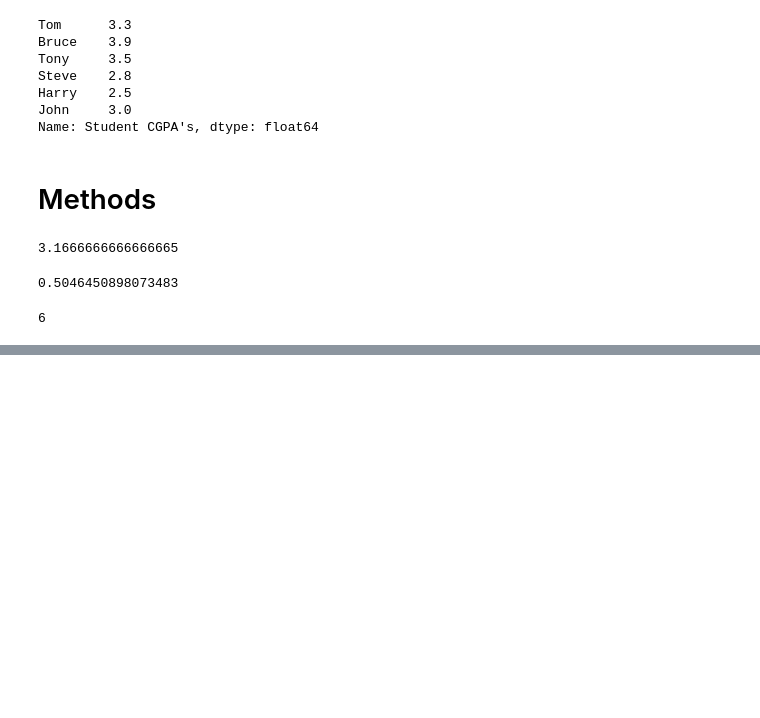
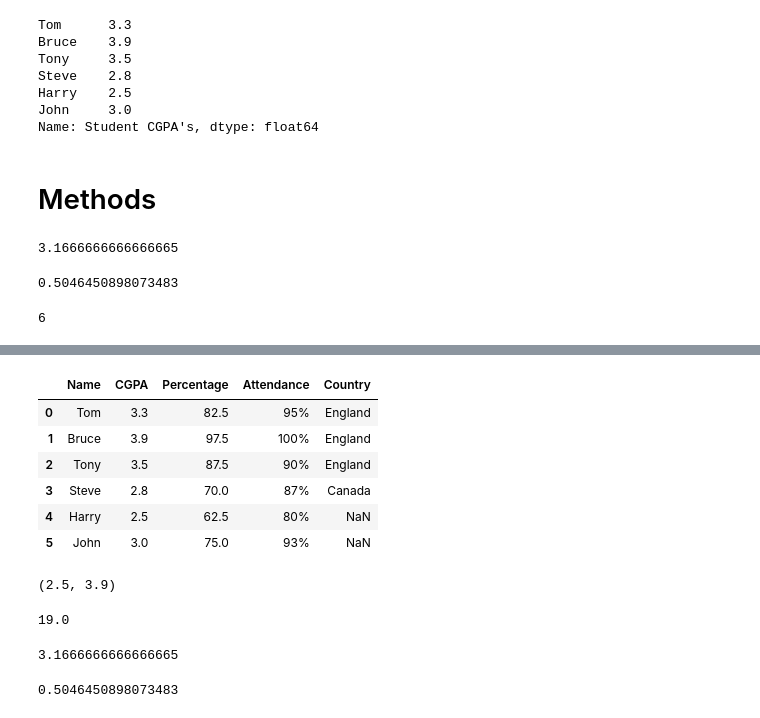
Before and after one commit to zafarlfc/Data_Analysis_Python, a Jupyter notebook: Pandas_Basics.ipynb, the cells around one changed output, grey strips where cells are left out. Cells and saved outputs as stored; diff of their text form; code cells hidden in the pictures; blank space fills up the shorter version.

Commit message:
Basic Pandas DataFrames Implementation

```diff
--- a/Pandas_Basics.ipynb
+++ b/Pandas_Basics.ipynb
@@ -124,0 +127,8 @@ series.count()
+# %%
+df = pd.DataFrame({
+    "Name" : [    "Tom", "Bruce", "Tony", "Steve", "Harry", "John"],
+    "CGPA": [3.3, 3.9, 3.5, 2.8, 2.5, 3.0],
+    "Percentage": [82.5, 97.5, 87.5, 70.0, 62.5, 75.0],
+    "Attendance": ["95%", "100%", "90%", "87%", "80%", "93%"]
+})
+df
@@ -124,0 +257,12 @@ series.count()
+# %%
+country = pd.Series(["England", "England", "England", "Canada"])
+df["Country"] = country
+df
+# %% [output]
+|  | Name | CGPA | Percentage | Attendance | Country |
+| 0 | Tom | 3.3 | 82.5 | 95% | England |
+| 1 | Bruce | 3.9 | 97.5 | 100% | England |
+| 2 | Tony | 3.5 | 87.5 | 90% | England |
+| 3 | Steve | 2.8 | 70.0 | 87% | Canada |
+| 4 | Harry | 2.5 | 62.5 | 80% | NaN |
+| 5 | John | 3.0 | 75.0 | 93% | NaN |
@@ -124,0 +271,16 @@ series.count()
+# %%
+CGPA.min(), CGPA.max()
+# %% [output]
+(2.5, 3.9)
+# %%
+CGPA.sum()
+# %% [output]
+19.0
+# %%
+CGPA.mean()
+# %% [output]
+3.1666666666666665
+# %%
+CGPA.std()
+# %% [output]
+0.5046450898073483
```
Also changed, not shown: parts of 21 cells of this notebook.
